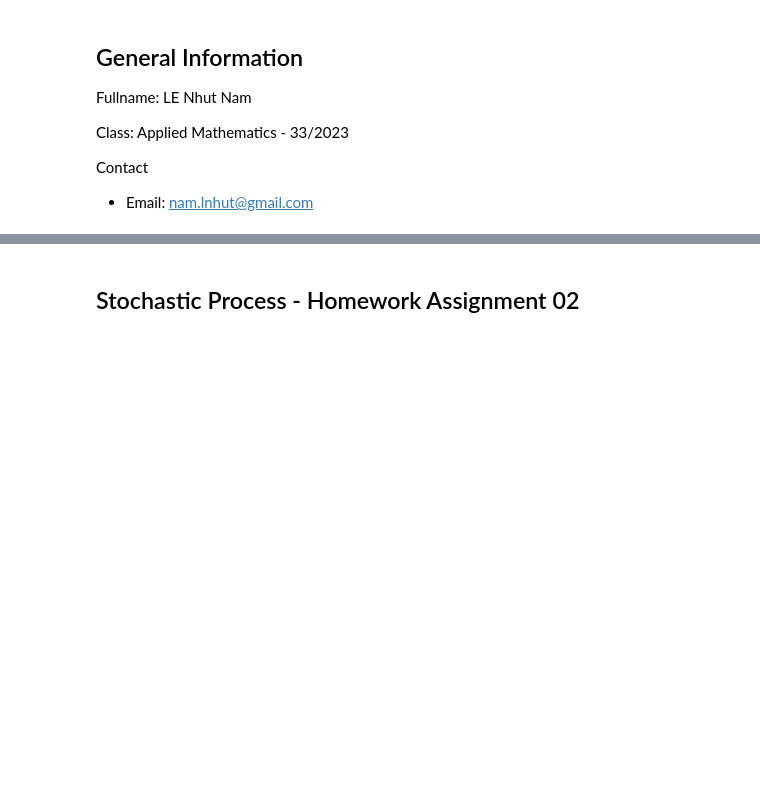
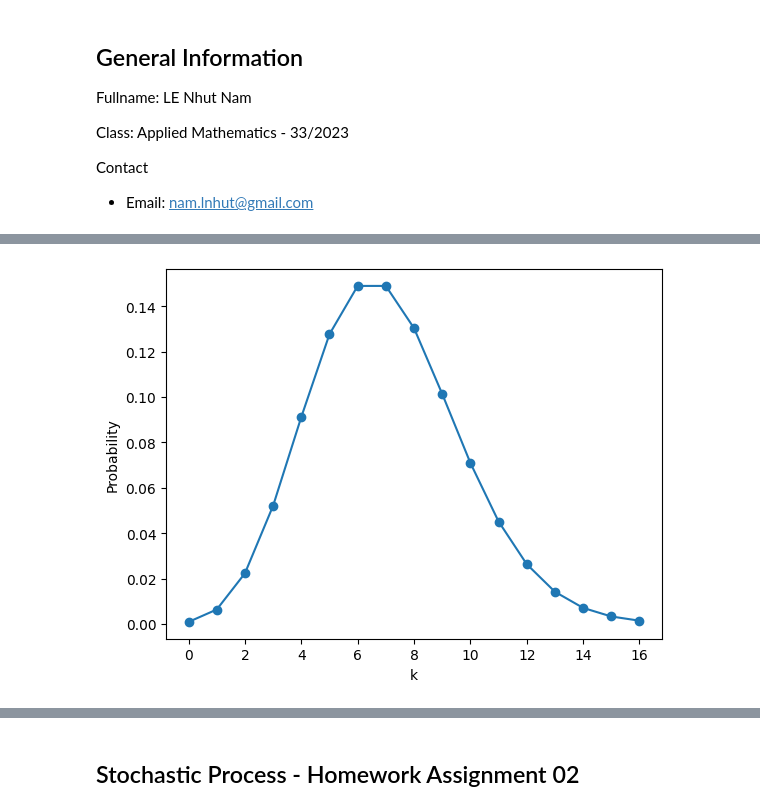
Before and after one commit to lnhutnam/MTT012, a Jupyter notebook: HCMUS_MTT012_StochasticProcess/HW_A2.ipynb, the cells around one changed output, grey strips where cells are left out. Saved outputs shown, nothing was run; the diff lists cells and outputs as text; code cells hidden in the pictures; blank space fills up the shorter version.

```diff
--- a/HCMUS_MTT012_StochasticProcess/HW_A2.ipynb
+++ b/HCMUS_MTT012_StochasticProcess/HW_A2.ipynb
@@ -15,0 +38,11 @@ from collections import Counter
+# %%
+# from scipy import special
+
+def poisson_pmf(_k: int, _lambda: float):
+    """Python implementation of the PMF (probability mass function) of a Poisson distribution.
+
+    Args:
+        _k (int): the number of occurrences
+        _lambda (float): $\lambda$: real number, $\lambda = E(X) = \mu$
+    """
+    return (np.power(_lambda, _k) * np.exp(-_lambda)) / np.math.factorial(_k)
@@ -15,0 +62,4 @@ from collections import Counter
+# %%
+# Poisson distribution example in Python
+k = np.arange(0, 17)
+k
@@ -15,0 +68,7 @@ from collections import Counter
+# %%
+pmf = []
+
+for ik in k:
+    pmf.append(poisson_pmf(ik, _lambda=7))
+
+pmf = np.round(pmf, 5)
@@ -15,0 +96,8 @@ from collections import Counter
+# %%
+plt.plot(k, pmf, marker='o')
+plt.xlabel('k')
+plt.ylabel('Probability')
+
+plt.show()
+# %% [output]
+[figure, added]
```
Also changed, not shown: parts of 56 cells of this notebook, 3 other files.
